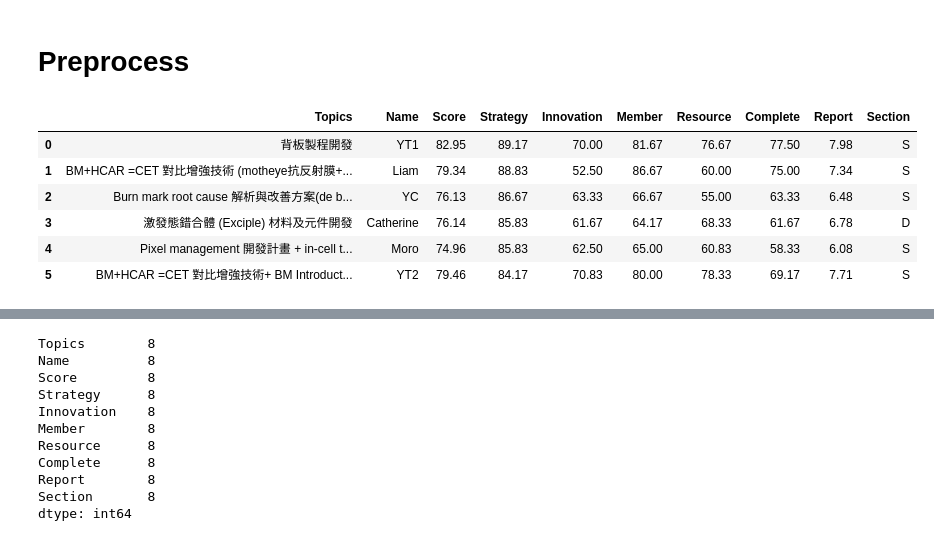
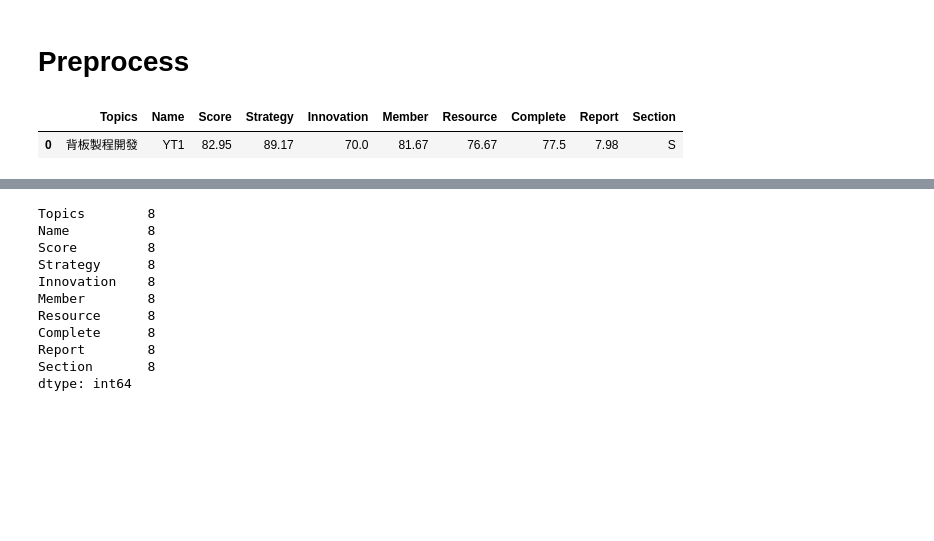
Before and after one commit to randomForester/Defect-detection, a Jupyter notebook: GroupBy/PORE_Final_V1.ipynb, the cells around one changed output, grey strips where cells are left out. Drawn from its saved outputs; the diff is of its cells as text; code cells hidden in the pictures; blank space fills up the shorter version.

```diff
--- a/GroupBy/PORE_Final_V1.ipynb
+++ b/GroupBy/PORE_Final_V1.ipynb
@@ -14,12 +14,7 @@ int_data  = pd.read_csv("Temp.csv")
 # %% [markdown]
 # Preprocess
 # %%
-int_data.head(6)
+int_data.head(1)
 # %% [output]
 |  | Topics | Name | Score | Strategy | Innovation | Member | Resource | Complete | Report | Section |
-| 0 | 背板製程開發 | YT1 | 82.95 | 89.17 | 70.00 | 81.67 | 76.67 | 77.50 | 7.98 | S |
-| 1 | BM+HCAR =CET 對比增強技術 (motheye抗反射膜+... | Liam | 79.34 | 88.83 | 52.50 | 86.67 | 60.00 | 75.00 | 7.34 | S |
-| 2 | Burn mark root cause 解析與改善方案(de b... | YC | 76.13 | 86.67 | 63.33 | 66.67 | 55.00 | 63.33 | 6.48 | S |
-| 3 | 激發態錯合體 (Exciple) 材料及元件開發 | Catherine | 76.14 | 85.83 | 61.67 | 64.17 | 68.33 | 61.67 | 6.78 | D |
-| 4 | Pixel management 開發計畫 + in-cell t... | Moro | 74.96 | 85.83 | 62.50 | 65.00 | 60.83 | 58.33 | 6.08 | S |
-| 5 | BM+HCAR =CET 對比增強技術+ BM Introduct... | YT2 | 79.46 | 84.17 | 70.83 | 80.00 | 78.33 | 69.17 | 7.71 | S |
+| 0 | 背板製程開發 | YT1 | 82.95 | 89.17 | 70.0 | 81.67 | 76.67 | 77.5 | 7.98 | S |
```
Also changed, not shown: parts of 6 cells of this notebook.
